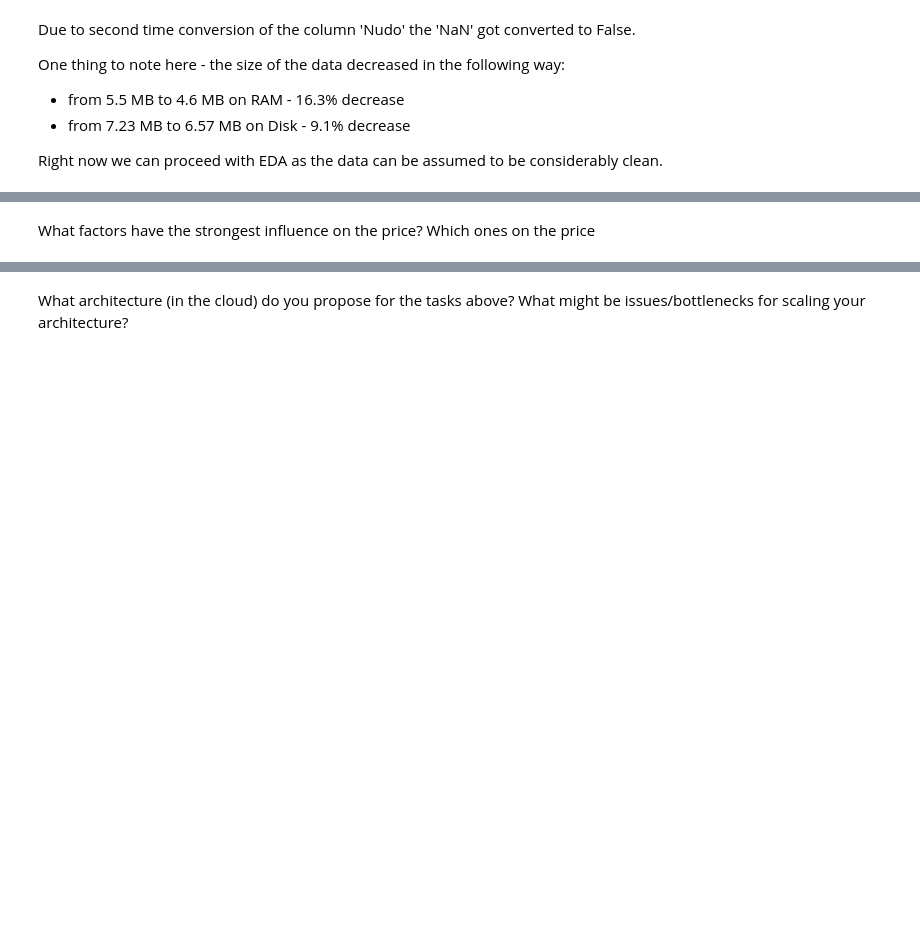
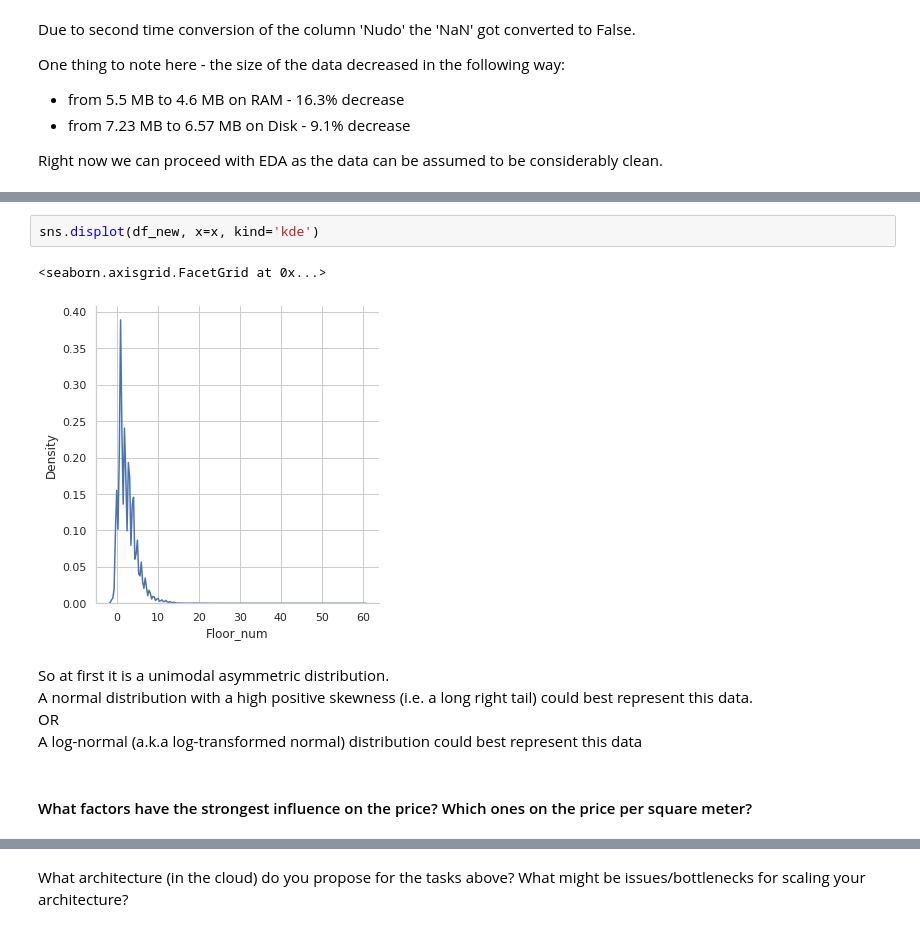
Before and after one commit to csubhodeep/sg_task, a Jupyter notebook: madrid_houses_dataset.ipynb, the cells around one changed output, grey strips where cells are left out. Cells and saved outputs as stored; diff of their text form; blank space fills up the shorter version.

```diff
--- a/madrid_houses_dataset.ipynb
+++ b/madrid_houses_dataset.ipynb
@@ -193,2 +233,12 @@ How are the floors and square meter distributed? What kind of distribution best
+# %%
+sns.displot(df_new, x=x, kind='kde')
+# %% [output]
+<seaborn.axisgrid.FacetGrid at 0x...>
+[figure, added]
+# %% [markdown]
+So at first it is a unimodal asymmetric distribution.
+A normal distribution with a high positive skewness (i.e. a long right tail) could best represent this data.
+OR
+A log-normal (a.k.a log-transformed normal) distribution could best represent this data
 # %% [markdown]
-What factors have the strongest influence on the price? Which ones on the price
+#### What factors have the strongest influence on the price? Which ones on the price per square meter?
```
Also changed, not shown: parts of 22 cells of this notebook.
